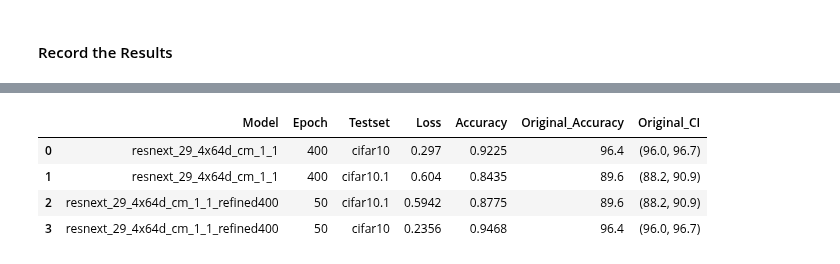
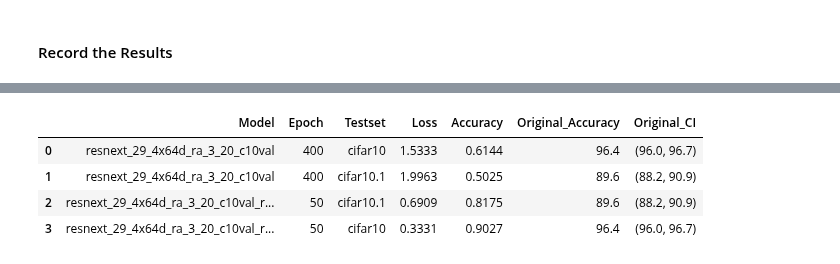
Before and after one commit to danzisar/w210-capstone, a Jupyter notebook: aws-notebooks/resnext_29_4x64_ra_3_20_c10val.ipynb, the cells around one changed output, grey strips where cells are left out. Cells and saved outputs as stored; diff of their text form; code cells hidden in the pictures.

Commit message:
Resnext 3,20 UnaugVal Results

```diff
--- a/aws-notebooks/resnext_29_4x64_ra_3_20_c10val.ipynb
+++ b/aws-notebooks/resnext_29_4x64_ra_3_20_c10val.ipynb
@@ -184,28 +160,28 @@ df.head()
 # %%
 import pandas as pd
 model = 'resnext_29_4x64d_ra_3_20_c10val'
 model_refined = model + '_refined400'
 
-a = pd.Series([model, 400, 'cifar10', ])
-c = pd.Series([model, 400, 'cifar10.1', ])
+a = pd.Series([model, 400, 'cifar10', 1.5333, 0.6144])
+c = pd.Series([model, 400, 'cifar10.1', 1.9963, 0.5025])
 
-e = pd.Series([model_refined, 50, 'cifar10.1', ])
-f = pd.Series([model_refined, 50, 'cifar10', ])
+e = pd.Series([model_refined, 50, 'cifar10.1', 0.6909, 0.8175])
+f = pd.Series([model_refined, 50, 'cifar10', 0.3331, 0.9027])
 
 df_results = pd.concat([a,c,e,f], axis=1).T
 df_results.columns = ['Model', 'Epoch', 'Testset', 'Loss', 'Accuracy']
 
 df_results['Original_Accuracy'] = df_results.apply((lambda row: 96.4 if row[2] == 'cifar10' else 89.6), axis=1)
 df_results['Original_CI'] = df_results.apply((lambda row: (96.0, 96.7) if row[2] == 'cifar10' else (88.2, 90.9)), axis=1)
 
 df_results.to_csv('/home/ec2-user/SageMaker/experiments/' + model + '/results.csv')
 df_results
 # %% [output]
 |  | Model | Epoch | Testset | Loss | Accuracy | Original_Accuracy | Original_CI |
-| 0 | resnext_29_4x64d_cm_1_1 | 400 | cifar10 | 0.297 | 0.9225 | 96.4 | (96.0, 96.7) |
-| 1 | resnext_29_4x64d_cm_1_1 | 400 | cifar10.1 | 0.604 | 0.8435 | 89.6 | (88.2, 90.9) |
-| 2 | resnext_29_4x64d_cm_1_1_refined400 | 50 | cifar10.1 | 0.5942 | 0.8775 | 89.6 | (88.2, 90.9) |
-| 3 | resnext_29_4x64d_cm_1_1_refined400 | 50 | cifar10 | 0.2356 | 0.9468 | 96.4 | (96.0, 96.7) |
+| 0 | resnext_29_4x64d_ra_3_20_c10val | 400 | cifar10 | 1.5333 | 0.6144 | 96.4 | (96.0, 96.7) |
+| 1 | resnext_29_4x64d_ra_3_20_c10val | 400 | cifar10.1 | 1.9963 | 0.5025 | 89.6 | (88.2, 90.9) |
+| 2 | resnext_29_4x64d_ra_3_20_c10val_r... | 50 | cifar10.1 | 0.6909 | 0.8175 | 89.6 | (88.2, 90.9) |
+| 3 | resnext_29_4x64d_ra_3_20_c10val_r... | 50 | cifar10 | 0.3331 | 0.9027 | 96.4 | (96.0, 96.7) |
 # %%
 # Upload the model checkpoints, configs, and results to S3
 bucket='sagemaker-june29'
```
Also changed, not shown: parts of 10 cells of this notebook, 5 other files.
